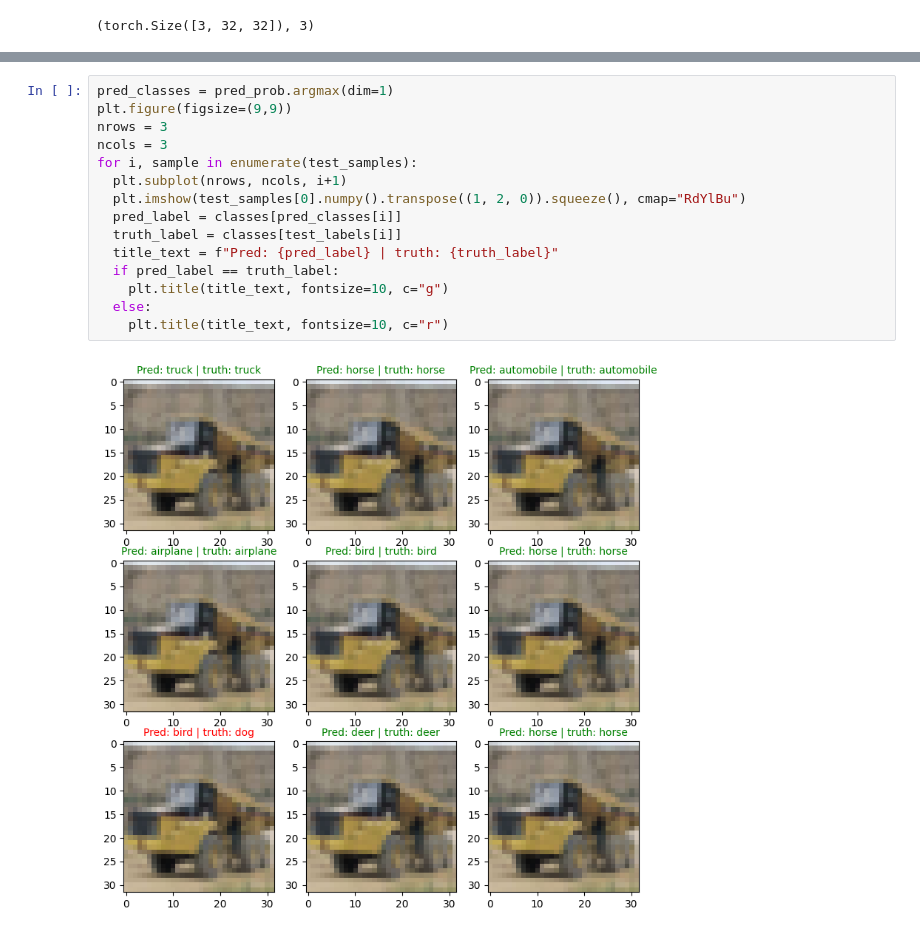
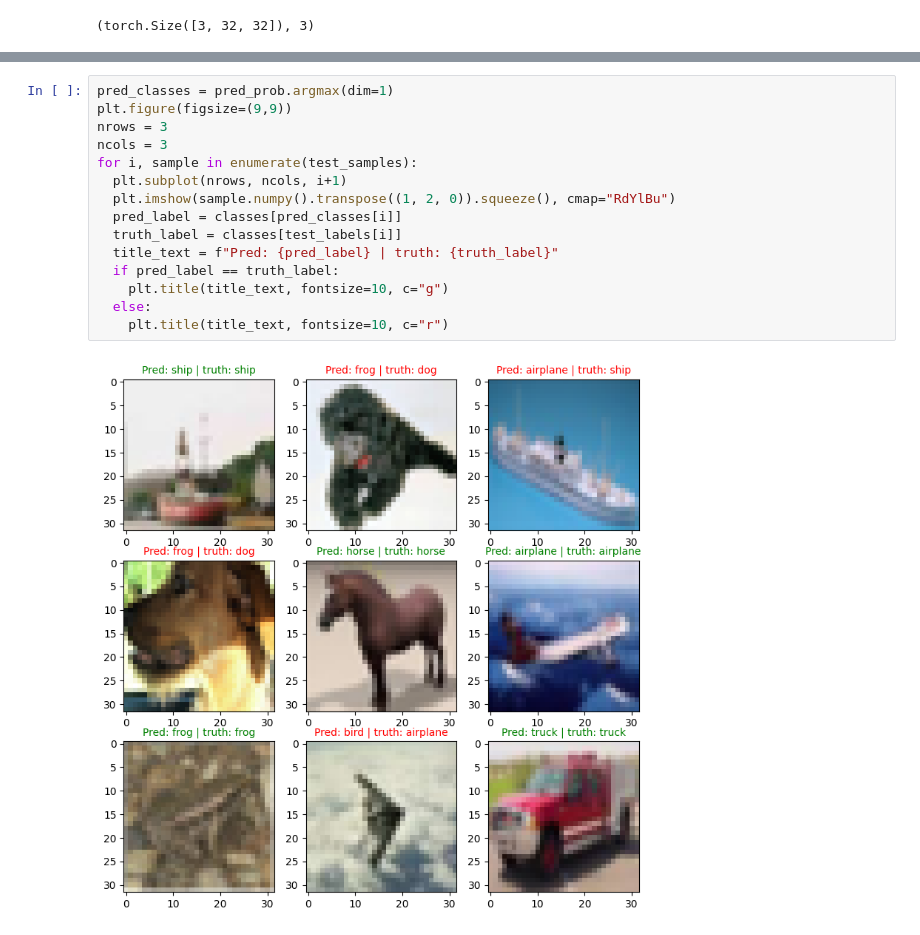
Before and after one commit to jenniferamhajduk/portfolio, a Jupyter notebook: Computer_Vision.ipynb, the cells around one changed output, grey strips where cells are left out. Cells and saved outputs as stored; diff of their text form.

```diff
--- a/Computer_Vision.ipynb
+++ b/Computer_Vision.ipynb
@@ -603,17 +603,17 @@ tensor([[4.6469e-04, 2.5507e-02, 7.7542e-04, 8.4267e-05, 3.0424e-06, 3.7166e-08,
 # %%
 pred_classes = pred_prob.argmax(dim=1)
 plt.figure(figsize=(9,9))
 nrows = 3
 ncols = 3
 for i, sample in enumerate(test_samples):
   plt.subplot(nrows, ncols, i+1)
-  plt.imshow(test_samples[0].numpy().transpose((1, 2, 0)).squeeze(), cmap="RdYlBu")
+  plt.imshow(sample.numpy().transpose((1, 2, 0)).squeeze(), cmap="RdYlBu")
   pred_label = classes[pred_classes[i]]
   truth_label = classes[test_labels[i]]
   title_text = f"Pred: {pred_label} | truth: {truth_label}"
   if pred_label == truth_label:
     plt.title(title_text, fontsize=10, c="g")
   else:
     plt.title(title_text, fontsize=10, c="r")
 # %% [output]
-[figure, old version]
+[figure, new version]
```
Also changed, not shown: parts of 14 cells of this notebook.
